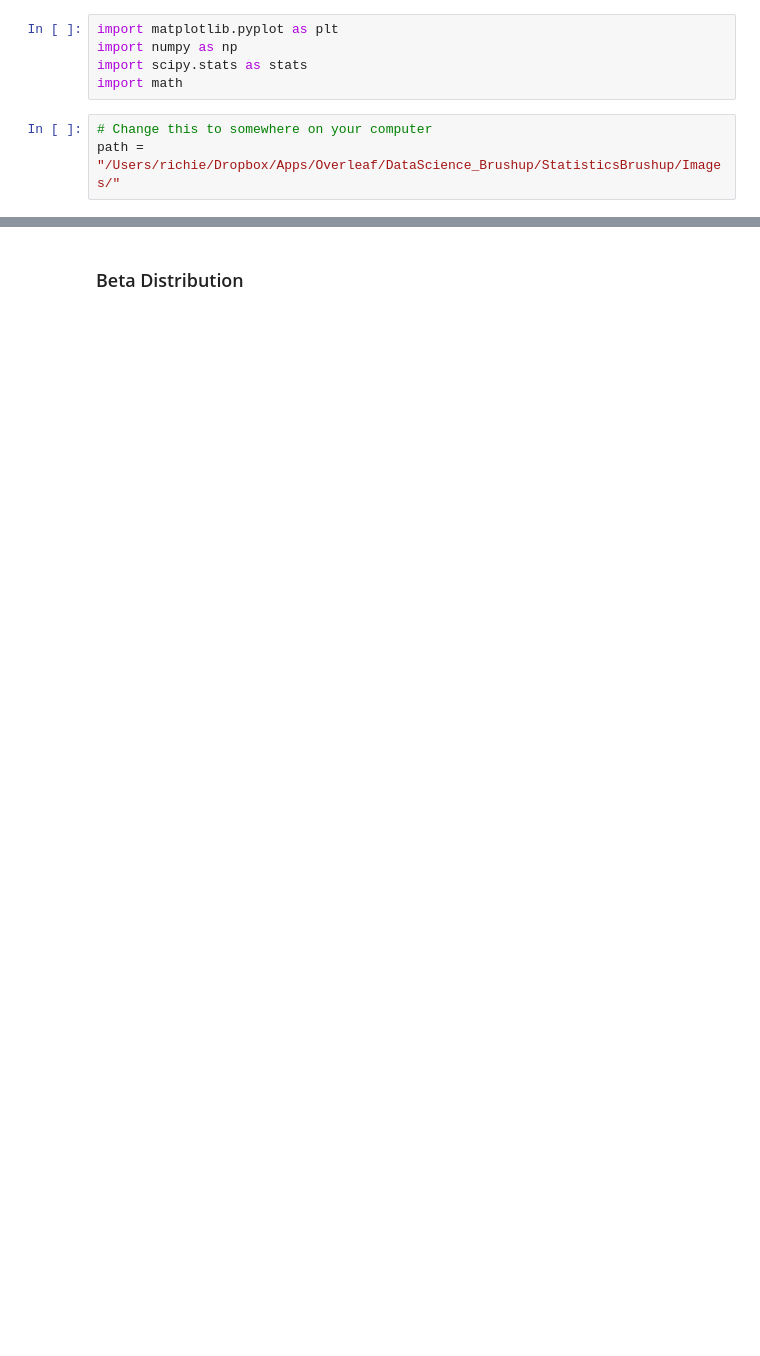
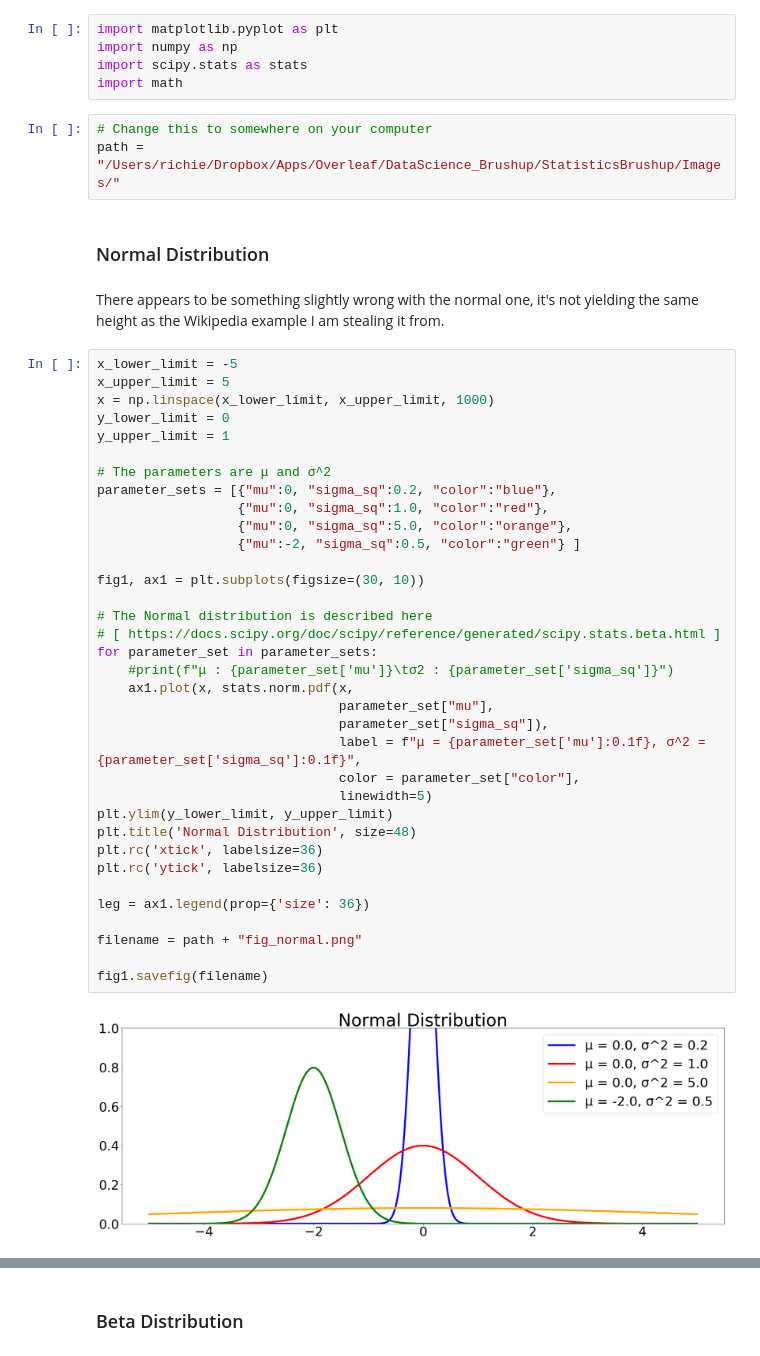
Before and after one commit to k-amini/ds_brushup, a Jupyter notebook: Graphs.ipynb, the cells around one changed output, grey strips where cells are left out. Cells and saved outputs as stored; diff of their text form; blank space fills up the shorter version.

```diff
--- a/Graphs.ipynb
+++ b/Graphs.ipynb
@@ -6,3 +6,44 @@ import math
 # %%
 # Change this to somewhere on your computer
 path = "/Users/richie/Dropbox/Apps/Overleaf/DataScience_Brushup/StatisticsBrushup/Images/"
+# %% [markdown]
+### Normal Distribution
+# %% [markdown]
+There appears to be something slightly wrong with the normal one, it's not yielding the same height as the Wikipedia example I am stealing it from.
+# %%
+x_lower_limit = -5
+x_upper_limit = 5
+x = np.linspace(x_lower_limit, x_upper_limit, 1000)
+y_lower_limit = 0
+y_upper_limit = 1
+
+# The parameters are μ and σ^2
+parameter_sets = [{"mu":0, "sigma_sq":0.2, "color":"blue"},
+                  {"mu":0, "sigma_sq":1.0, "color":"red"},
+                  {"mu":0, "sigma_sq":5.0, "color":"orange"},
+                  {"mu":-2, "sigma_sq":0.5, "color":"green"} ]
+
+fig1, ax1 = plt.subplots(figsize=(30, 10))
+
+# The Normal distribution is described here
+# [ https://docs.scipy.org/doc/scipy/reference/generated/scipy.stats.beta.html ]
+for parameter_set in parameter_sets:
+    #print(f"μ : {parameter_set['mu']}\tσ2 : {parameter_set['sigma_sq']}")
+    ax1.plot(x, stats.norm.pdf(x,
+                               parameter_set["mu"],
+                               parameter_set["sigma_sq"]),
+                               label = f"μ = {parameter_set['mu']:0.1f}, σ^2 = {parameter_set['sigma_sq']:0.1f}",
+                               color = parameter_set["color"],
+                               linewidth=5)
+plt.ylim(y_lower_limit, y_upper_limit)
+plt.title('Normal Distribution', size=48)
+plt.rc('xtick', labelsize=36)
+plt.rc('ytick', labelsize=36)
+
+leg = ax1.legend(prop={'size': 36})
+
+filename = path + "fig_normal.png"
+
+fig1.savefig(filename)
+# %% [output]
+[figure, added]
```
Also changed, not shown: parts of 8 cells of this notebook, 3 other files.
